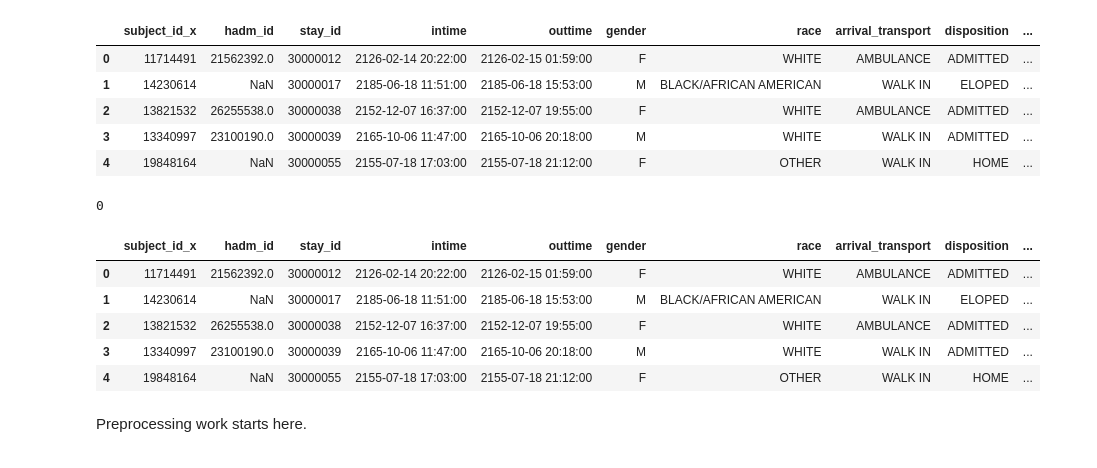
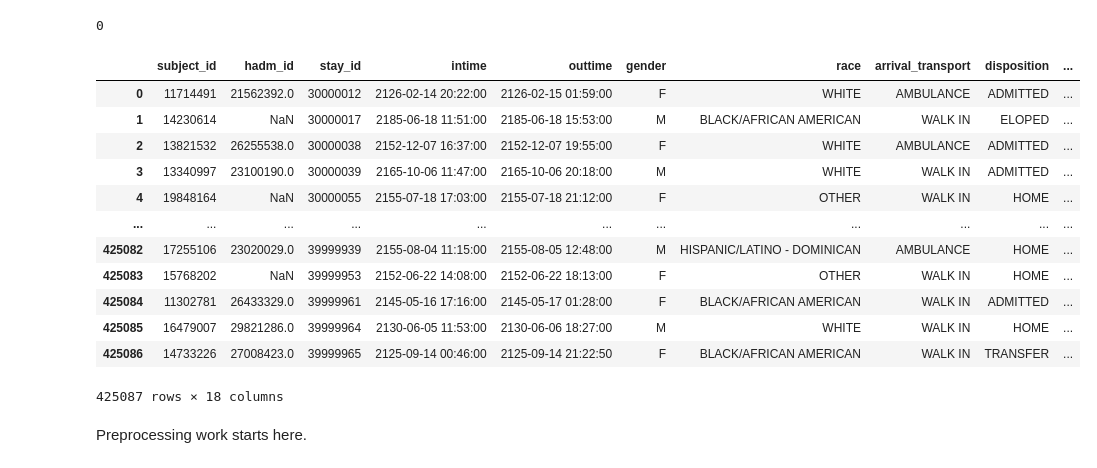
Before and after one commit to ewiesner/Emergency-Department-Wait-Times-, a Jupyter notebook: EDA.ipynb, the cells around one changed output. Saved outputs shown, nothing was run; the diff lists cells and outputs as text; code cells hidden in the pictures.

```diff
--- a/EDA.ipynb
+++ b/EDA.ipynb
@@ -11,37 +11,30 @@ triage = pd.read_csv('ed_data/triage.csv.gz', compression='gzip')
 # %%
 # Merge these two dataframes along the stay_id column.
 df=pd.merge(edstays, triage, how='outer', on='stay_id')
-
-#Note that the stay_id column and the subject_id column are common to both of the original dataframes.
-# The dataframes were merged along the say_id, but this results in duplication of the subject ID column.
-
-df.head()
-# %% [output]
-|  | subject_id_x | hadm_id | stay_id | intime | outtime | gender | race | arrival_transport | disposition | ... |
-| 0 | 11714491 | 21562392.0 | 30000012 | 2126-02-14 20:22:00 | 2126-02-15 01:59:00 | F | WHITE | AMBULANCE | ADMITTED | ... |
-| 1 | 14230614 | NaN | 30000017 | 2185-06-18 11:51:00 | 2185-06-18 15:53:00 | M | BLACK/AFRICAN AMERICAN | WALK IN | ELOPED | ... |
-| 2 | 13821532 | 26255538.0 | 30000038 | 2152-12-07 16:37:00 | 2152-12-07 19:55:00 | F | WHITE | AMBULANCE | ADMITTED | ... |
-| 3 | 13340997 | 23100190.0 | 30000039 | 2165-10-06 11:47:00 | 2165-10-06 20:18:00 | M | WHITE | WALK IN | ADMITTED | ... |
-| 4 | 19848164 | NaN | 30000055 | 2155-07-18 17:03:00 | 2155-07-18 21:12:00 | F | OTHER | WALK IN | HOME | ... |
 # %%
 # First check that these columns are in fact duplicates.
 
 differences = (df['subject_id_x'] != df['subject_id_y']).sum()
 print(differences)
 
 #Now eliminate the duplicate and simplify variable name:
 df.drop('subject_id_y', axis=1, inplace=True)
 df.rename(columns={'subject_id_x': 'subject_id'}, inplace=False)
-
-df.head()
 # %% [output]
 0
-|  | subject_id_x | hadm_id | stay_id | intime | outtime | gender | race | arrival_transport | disposition | ... |
+|  | subject_id | hadm_id | stay_id | intime | outtime | gender | race | arrival_transport | disposition | ... |
 | 0 | 11714491 | 21562392.0 | 30000012 | 2126-02-14 20:22:00 | 2126-02-15 01:59:00 | F | WHITE | AMBULANCE | ADMITTED | ... |
 | 1 | 14230614 | NaN | 30000017 | 2185-06-18 11:51:00 | 2185-06-18 15:53:00 | M | BLACK/AFRICAN AMERICAN | WALK IN | ELOPED | ... |
 | 2 | 13821532 | 26255538.0 | 30000038 | 2152-12-07 16:37:00 | 2152-12-07 19:55:00 | F | WHITE | AMBULANCE | ADMITTED | ... |
 | 3 | 13340997 | 23100190.0 | 30000039 | 2165-10-06 11:47:00 | 2165-10-06 20:18:00 | M | WHITE | WALK IN | ADMITTED | ... |
 | 4 | 19848164 | NaN | 30000055 | 2155-07-18 17:03:00 | 2155-07-18 21:12:00 | F | OTHER | WALK IN | HOME | ... |
+| ... | ... | ... | ... | ... | ... | ... | ... | ... | ... | ... |
+| 425082 | 17255106 | 23020029.0 | 39999939 | 2155-08-04 11:15:00 | 2155-08-05 12:48:00 | M | HISPANIC/LATINO - DOMINICAN | AMBULANCE | HOME | ... |
+| 425083 | 15768202 | NaN | 39999953 | 2152-06-22 14:08:00 | 2152-06-22 18:13:00 | F | OTHER | WALK IN | HOME | ... |
+| 425084 | 11302781 | 26433329.0 | 39999961 | 2145-05-16 17:16:00 | 2145-05-17 01:28:00 | F | BLACK/AFRICAN AMERICAN | WALK IN | ADMITTED | ... |
+| 425085 | 16479007 | 29821286.0 | 39999964 | 2130-06-05 11:53:00 | 2130-06-06 18:27:00 | M | WHITE | WALK IN | HOME | ... |
+| 425086 | 14733226 | 27008423.0 | 39999965 | 2125-09-14 00:46:00 | 2125-09-14 21:22:50 | F | BLACK/AFRICAN AMERICAN | WALK IN | TRANSFER | ... |
+425087 rows × 18 columns
 # %%
 #Here I have added extra variables, day of the week and time of day, for the intime.
 df['day_of_week_intime'] = pd.to_datetime(df['intime']).dt.dayofweek
```
Also changed, not shown: parts of 4 cells of this notebook.
